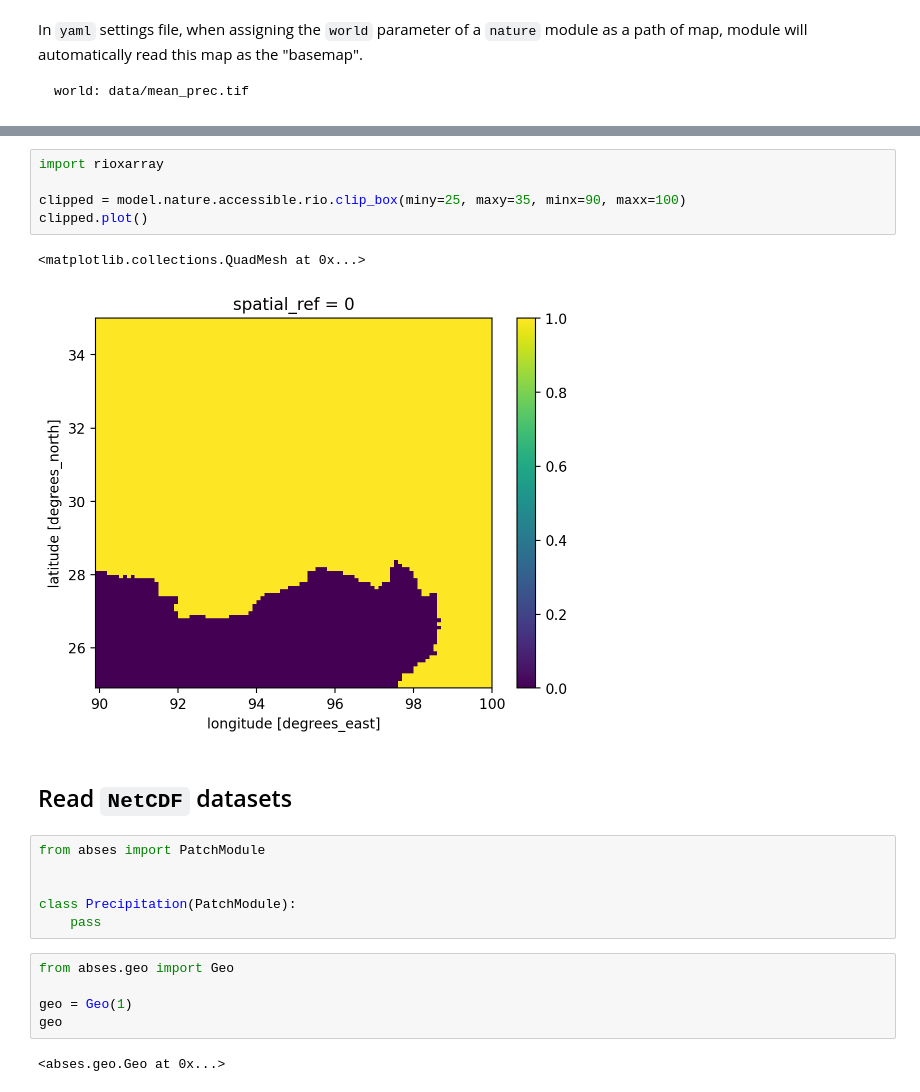
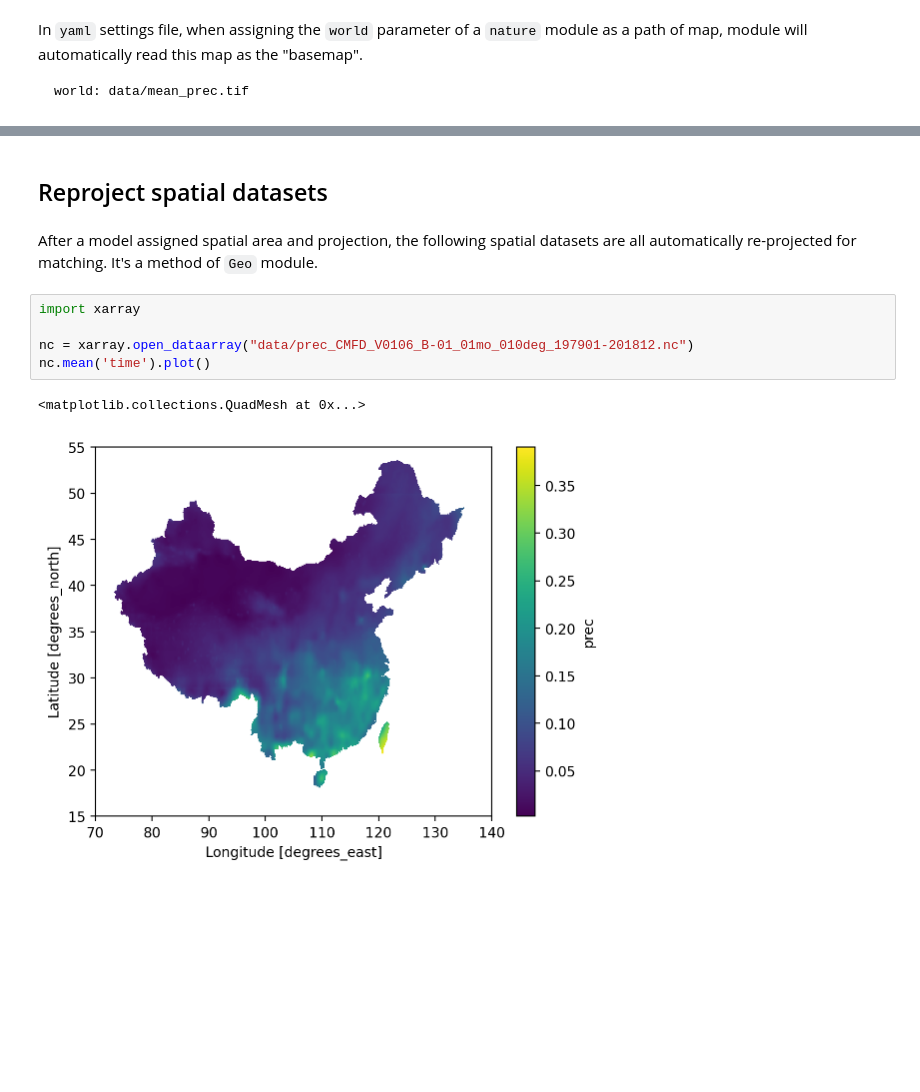
Before and after one commit to SongshGeoLab/ABSESpy, a Jupyter notebook: docs/notebooks/nature/geodata.ipynb, the cells around one changed output, grey strips where cells are left out. Cells and saved outputs as stored; diff of their text form; blank space fills up the shorter version.

```diff
--- a/docs/notebooks/nature/geodata.ipynb
+++ b/docs/notebooks/nature/geodata.ipynb
@@ -40,23 +40,12 @@ model.nature.accessible.plot()
-# %%
-import rioxarray
-
-clipped = model.nature.accessible.rio.clip_box(miny=25, maxy=35, minx=90, maxx=100)
-clipped.plot()
-# %% [output]
-<matplotlib.collections.QuadMesh at 0x...>
-[figure, removed]
 # %% [markdown]
-## Read `NetCDF` datasets
+## Reproject spatial datasets
-# %%
-from abses import PatchModule
-
-
-class Precipitation(PatchModule):
-    pass
-# %%
-from abses.geo import Geo
-
-geo = Geo(1)
-geo
-# %% [output]
-<abses.geo.Geo at 0x...>
+# %% [markdown]
+After a model assigned spatial area and projection, the following spatial datasets are all automatically re-projected for matching. It's a method of `Geo` module.
+# %%
+import xarray
+
+nc = xarray.open_dataarray("data/prec_CMFD_V0106_B-01_01mo_010deg_197901-201812.nc")
+nc.mean('time').plot()
+# %% [output]
+<matplotlib.collections.QuadMesh at 0x...>
+[figure, added]
```
Also changed, not shown: parts of 10 cells of this notebook, 9 other files.
